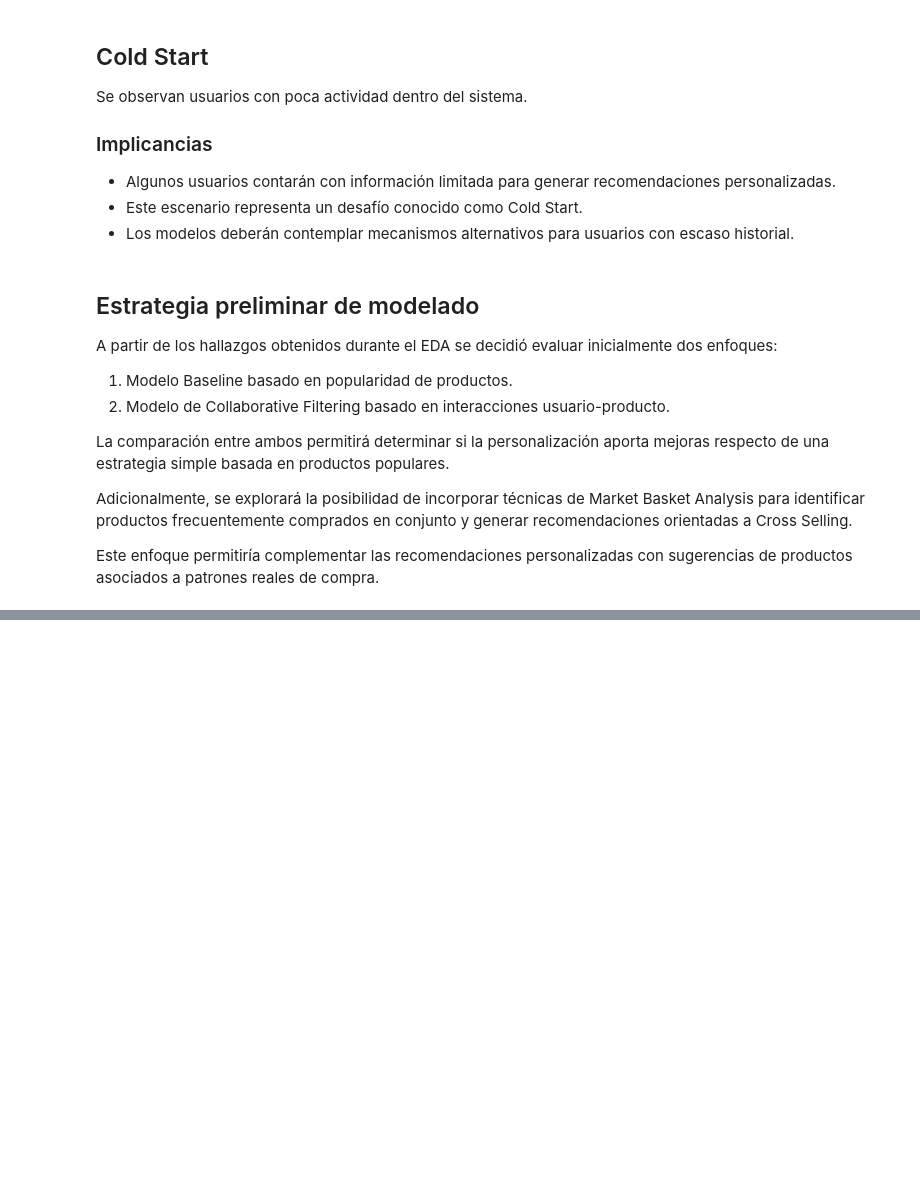
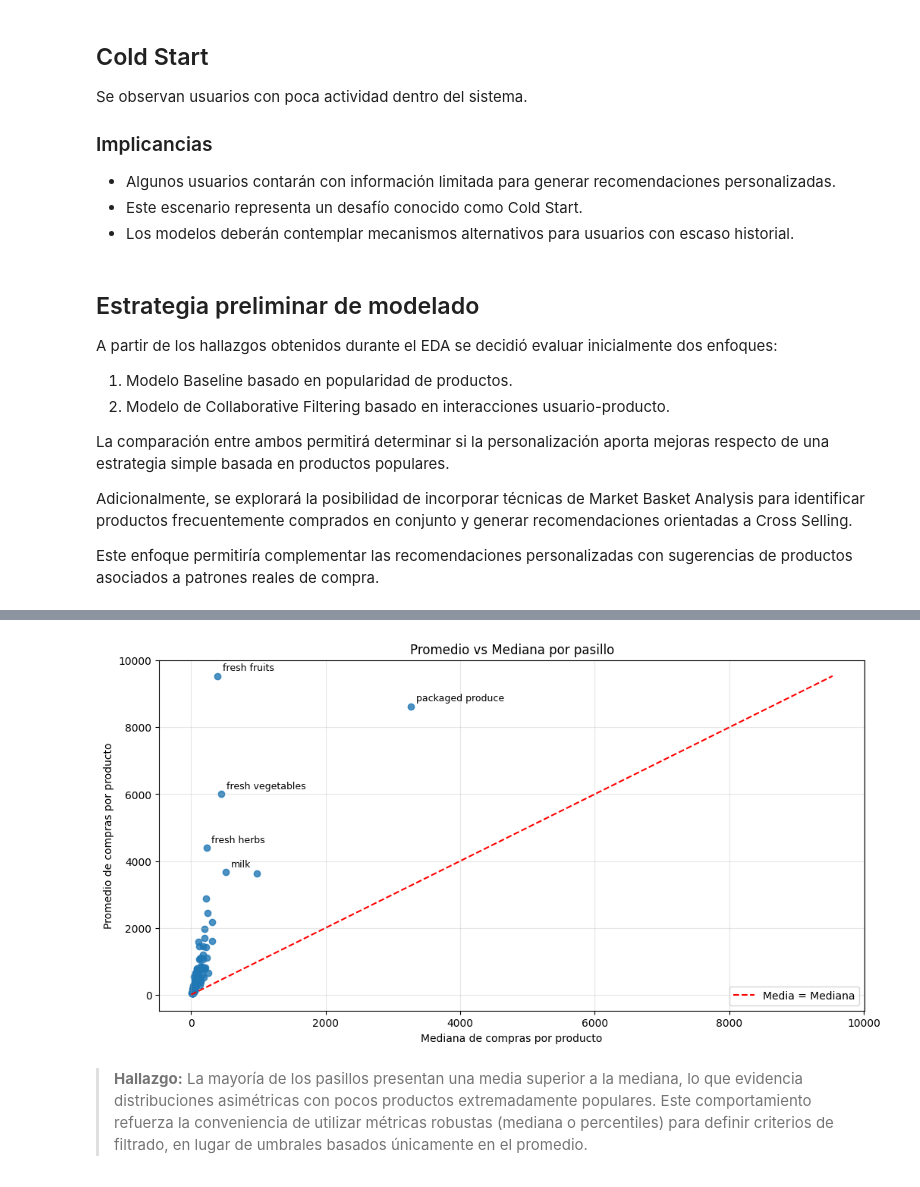
Before and after one commit to Caromponce/ProyectoFinal-DataScience-Henry, a Jupyter notebook: notebooks/02_EDA.ipynb, the cells around one changed output, grey strips where cells are left out. Cells and saved outputs as stored; diff of their text form; code cells hidden in the pictures; blank space fills up the shorter version.

Commit message:
Amplío EDA con análisis de Long Tail, Lift y afinidad entre categorías

```diff
--- a/notebooks/02_EDA.ipynb
+++ b/notebooks/02_EDA.ipynb
@@ -495,0 +784,14 @@ Este enfoque permitiría complementar las recomendaciones personalizadas con sug
+# %%
+# Calcular el coeficiente de variación por pasillo
+
+aisle_product_stats["coef_variacion"] = (
+    aisle_product_stats["std_purchases_per_product"]
+    / aisle_product_stats["avg_purchases_per_product"]
+)
+
+# Mostrar los pasillos con mayor variabilidad
+
+aisle_product_stats.sort_values(
+    "coef_variacion",
+    ascending=False
+).head(20)
@@ -495,0 +824,61 @@ Este enfoque permitiría complementar las recomendaciones personalizadas con sug
+# %%
+# Comparar promedio y mediana mediante un gráfico de dispersión
+
+plt.figure(figsize=(12,6))
+
+plt.scatter(
+    aisle_product_stats["median_purchases_per_product"],
+    aisle_product_stats["avg_purchases_per_product"],
+    alpha=0.8
+)
+
+# Dibujar la diagonal donde Promedio = Mediana
+
+lim = max(
+    aisle_product_stats["median_purchases_per_product"].max(),
+    aisle_product_stats["avg_purchases_per_product"].max()
+)
+
+plt.plot(
+    [0, lim],
+    [0, lim],
+    "--",
+    color="red",
+    label="Media = Mediana"
+)
+
+# Identificar los 5 pasillos con mayor diferencia entre promedio y mediana
+
+aisle_product_stats["gap_media_mediana"] = (
+    aisle_product_stats["avg_purchases_per_product"]
+    - aisle_product_stats["median_purchases_per_product"]
+)
+
+top_gap = aisle_product_stats.nlargest(5, "gap_media_mediana")
+
+# Etiquetar esos pasillos en el gráfico
+
+for _, row in top_gap.iterrows():
+    plt.annotate(
+    row["aisle"],
+    (
+        row["median_purchases_per_product"],
+        row["avg_purchases_per_product"]
+    ),
+    xytext=(5,5),
+    textcoords="offset points",
+    fontsize=9
+)
+
+plt.xlabel("Mediana de compras por producto")
+plt.ylabel("Promedio de compras por producto")
+plt.title("Promedio vs Mediana por pasillo")
+
+plt.legend()
+plt.grid(alpha=0.3)
+
+plt.show()
+# %% [output]
+[figure, added]
+# %% [markdown]
+> **Hallazgo:** La mayoría de los pasillos presentan una media superior a la mediana, lo que evidencia distribuciones asimétricas con pocos productos extremadamente populares. Este comportamiento refuerza la conveniencia de utilizar métricas robustas (mediana o percentiles) para definir criterios de filtrado, en lugar de umbrales basados únicamente en el promedio.
```
Also changed, not shown: parts of 63 cells of this notebook.
